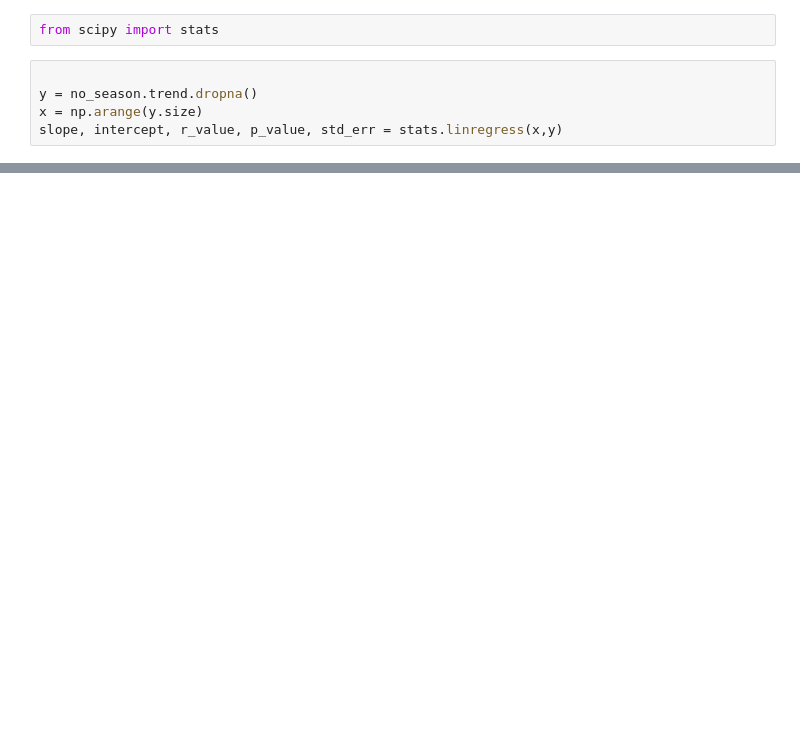
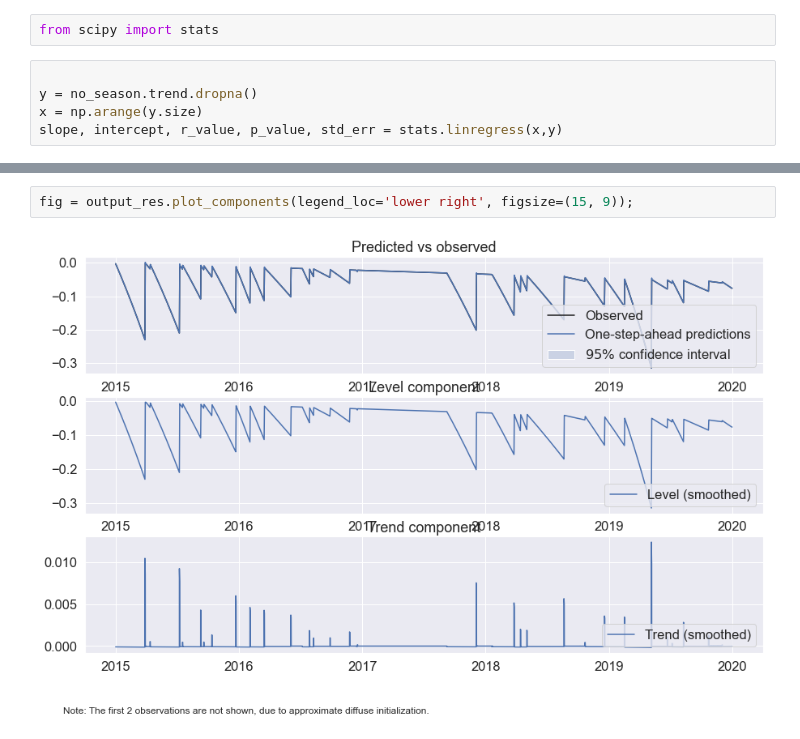
Before and after one commit to Rufski/S2DS-EPRI, a Jupyter notebook: notebooks/1.1-djv-detrending.ipynb, the cells around one changed output, grey strips where cells are left out. Cells and saved outputs as stored; diff of their text form; blank space fills up the shorter version.

```diff
--- a/notebooks/1.1-djv-detrending.ipynb
+++ b/notebooks/1.1-djv-detrending.ipynb
@@ -163,0 +168,4 @@ basic_df
+# %%
+fig = output_res.plot_components(legend_loc='lower right', figsize=(15, 9));
+# %% [output]
+[figure, added]
```
Also changed, not shown: parts of 31 cells of this notebook, 1 other file.
